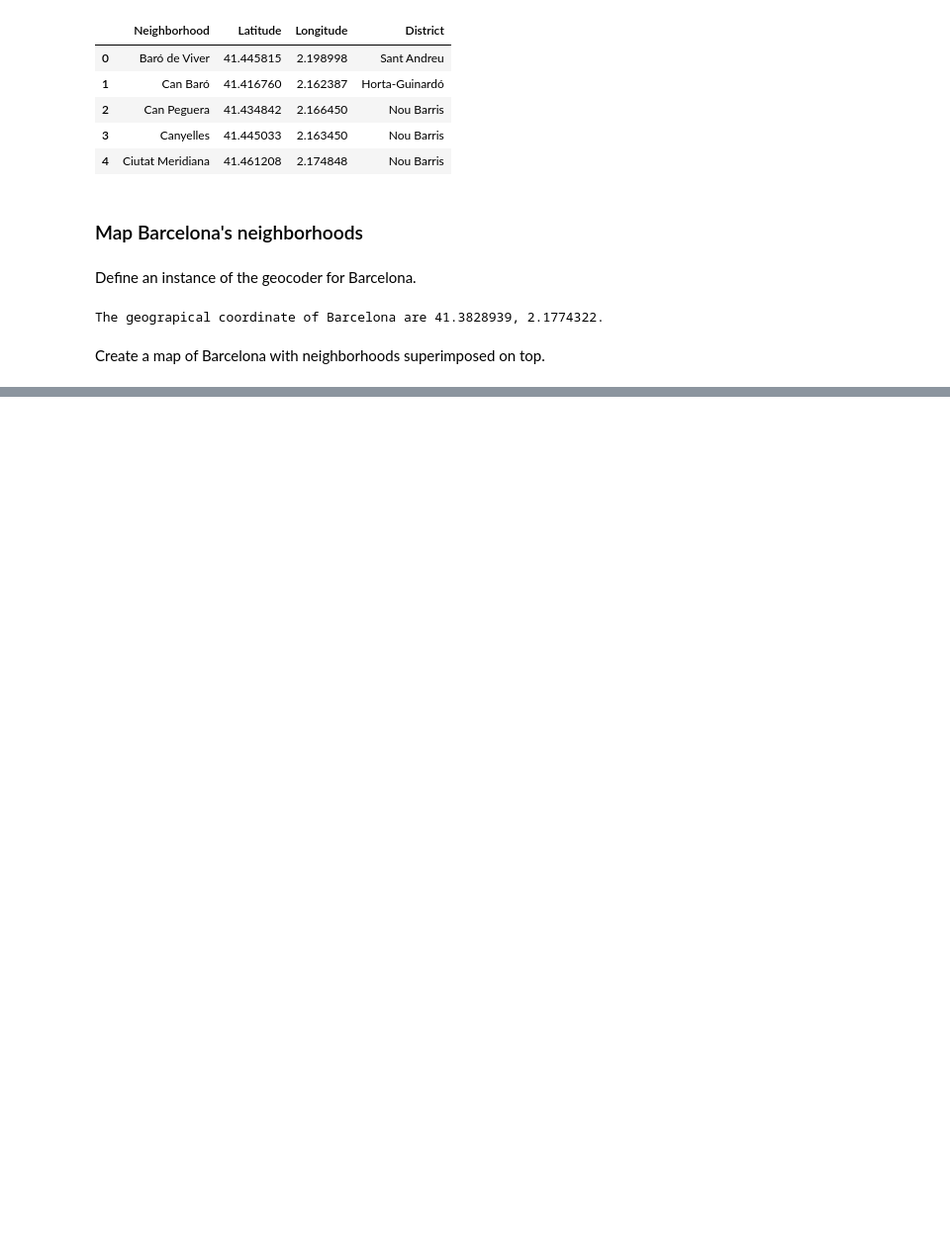
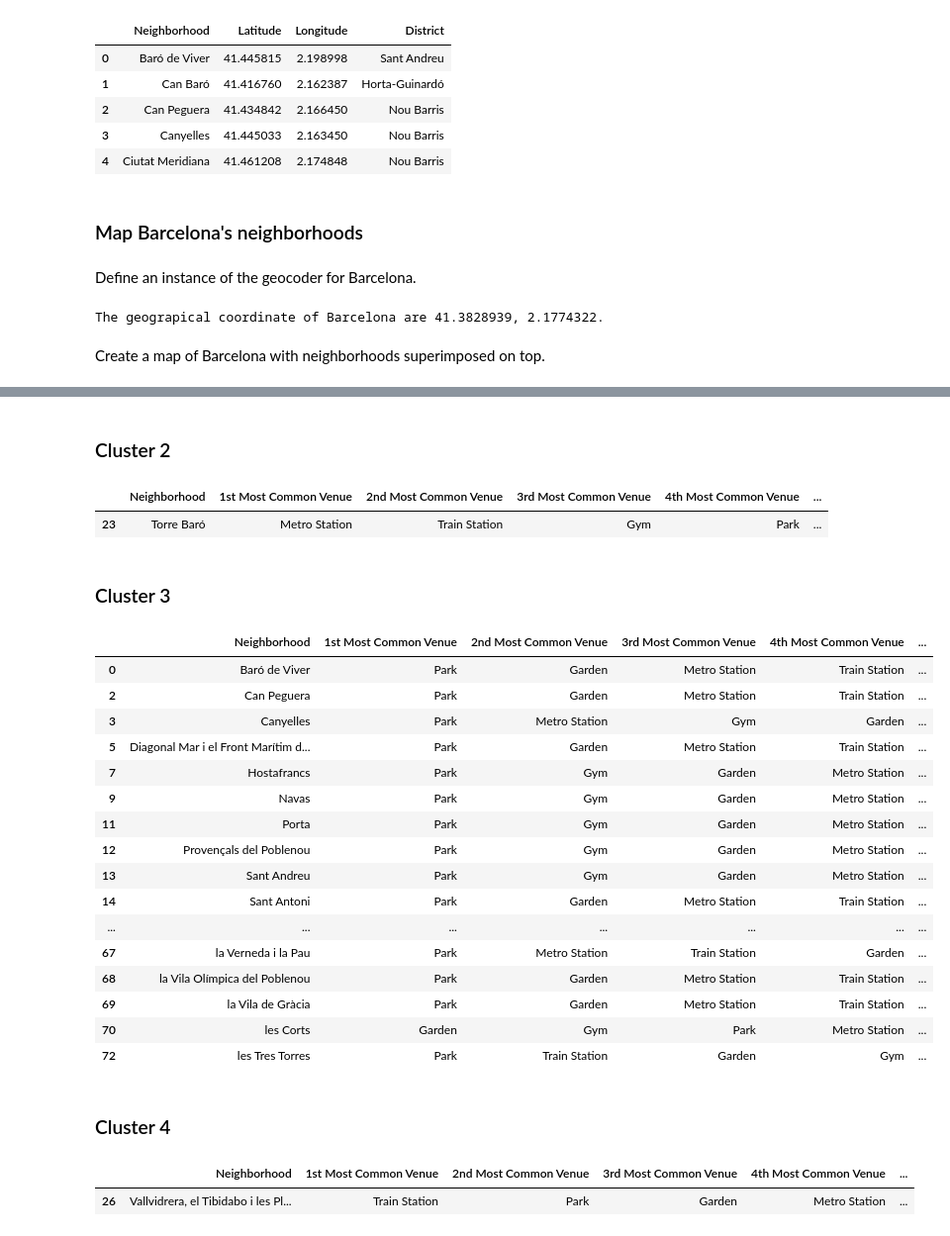
Before and after one commit to DamienAzzopardi/Coursera_Capstone, a Jupyter notebook: Capstone Project - The Battle of Neighborhoods.ipynb, the cells around one changed output, grey strips where cells are left out. Shown: that part at 99% size. Cells and saved outputs as stored; diff of their text form; code cells hidden in the pictures; blank space fills up the shorter version.

Commit message:
Submitting Capstone Project - The Battle of Neighborhoods Week 2

```diff
--- a/Capstone Project - The Battle of Neighborhoods.ipynb
+++ b/Capstone Project - The Battle of Neighborhoods.ipynb
@@ -241,0 +404,22 @@ map_bcn
+# %%
+# top 5 venues for each neighborhood
+num_top_venues = 5
+
+indicators = ['st', 'nd', 'rd']
+
+# create columns according to number of top venues
+columns = ['Neighborhood']
+for ind in np.arange(num_top_venues):
+    try:
+        columns.append('{}{} Most Common Venue'.format(ind+1, indicators[ind]))
+    except:
+        columns.append('{}th Most Common Venue'.format(ind+1))
+
+# create a new dataframe
+neighborhoods_venues_sorted = pd.DataFrame(columns=columns)
+neighborhoods_venues_sorted['Neighborhood'] = df_bcn_final['Neighborhood']
+
+for ind in np.arange(df_bcn_final.shape[0]):
+    neighborhoods_venues_sorted.iloc[ind, 1:] = return_most_common_venues(df_bcn_final.iloc[ind, :], num_top_venues)
+
+neighborhoods_venues_sorted.head()
@@ -241,0 +435,11 @@ map_bcn
+# %%
+# set number of clusters
+kclusters = 5
+
+bcn_grouped_clustering = df_bcn_final.drop('Neighborhood', 1)
+
+# run k-means clustering
+kmeans = KMeans(n_clusters=kclusters, random_state=0).fit(bcn_grouped_clustering)
+
+# check cluster labels generated for each row in the dataframe
+kmeans.labels_[0:10]
@@ -241,0 +448,10 @@ map_bcn
+# %%
+# add clustering labels
+neighborhoods_venues_sorted.insert(0, 'Cluster Labels', kmeans.labels_)
+
+df_bcn_final = df_bcn
+
+# merge datasets
+df_bcn_final = df_bcn_final.join(neighborhoods_venues_sorted.set_index('Neighborhood'), on='Neighborhood')
+
+df_bcn_final.head() # check the last columns!
@@ -241,0 +516,36 @@ map_bcn
+# %% [markdown]
+### Cluster 2
+# %%
+df_bcn_final.loc[df_bcn_final['Cluster Labels'] == 1, df_bcn_final.columns[[0] + list(range(5, df_bcn_final.shape[1]))]]
+# %% [output]
+|  | Neighborhood | 1st Most Common Venue | 2nd Most Common Venue | 3rd Most Common Venue | 4th Most Common Venue | ... |
+| 23 | Torre Baró | Metro Station | Train Station | Gym | Park | ... |
+# %% [markdown]
+### Cluster 3
+# %%
+df_bcn_final.loc[df_bcn_final['Cluster Labels'] == 2, df_bcn_final.columns[[0] + list(range(5, df_bcn_final.shape[1]))]]
+# %% [output]
+|  | Neighborhood | 1st Most Common Venue | 2nd Most Common Venue | 3rd Most Common Venue | 4th Most Common Venue | ... |
+| 0 | Baró de Viver | Park | Garden | Metro Station | Train Station | ... |
+| 2 | Can Peguera | Park | Garden | Metro Station | Train Station | ... |
+| 3 | Canyelles | Park | Metro Station | Gym | Garden | ... |
+| 5 | Diagonal Mar i el Front Marítim d... | Park | Garden | Metro Station | Train Station | ... |
+| 7 | Hostafrancs | Park | Gym | Garden | Metro Station | ... |
+| 9 | Navas | Park | Gym | Garden | Metro Station | ... |
+| 11 | Porta | Park | Gym | Garden | Metro Station | ... |
+| 12 | Provençals del Poblenou | Park | Gym | Garden | Metro Station | ... |
+| 13 | Sant Andreu | Park | Gym | Garden | Metro Station | ... |
+| 14 | Sant Antoni | Park | Garden | Metro Station | Train Station | ... |
+| ... | ... | ... | ... | ... | ... | ... |
+| 67 | la Verneda i la Pau | Park | Metro Station | Train Station | Garden | ... |
+| 68 | la Vila Olímpica del Poblenou | Park | Garden | Metro Station | Train Station | ... |
+| 69 | la Vila de Gràcia | Park | Garden | Metro Station | Train Station | ... |
+| 70 | les Corts | Garden | Gym | Park | Metro Station | ... |
+| 72 | les Tres Torres | Park | Train Station | Garden | Gym | ... |
+# %% [markdown]
+### Cluster 4
+# %%
+df_bcn_final.loc[df_bcn_final['Cluster Labels'] == 3, df_bcn_final.columns[[0] + list(range(5, df_bcn_final.shape[1]))]]
+# %% [output]
+|  | Neighborhood | 1st Most Common Venue | 2nd Most Common Venue | 3rd Most Common Venue | 4th Most Common Venue | ... |
+| 26 | Vallvidrera, el Tibidabo i les Pl... | Train Station | Park | Garden | Metro Station | ... |
```
Also changed, not shown: parts of 35 cells of this notebook.
